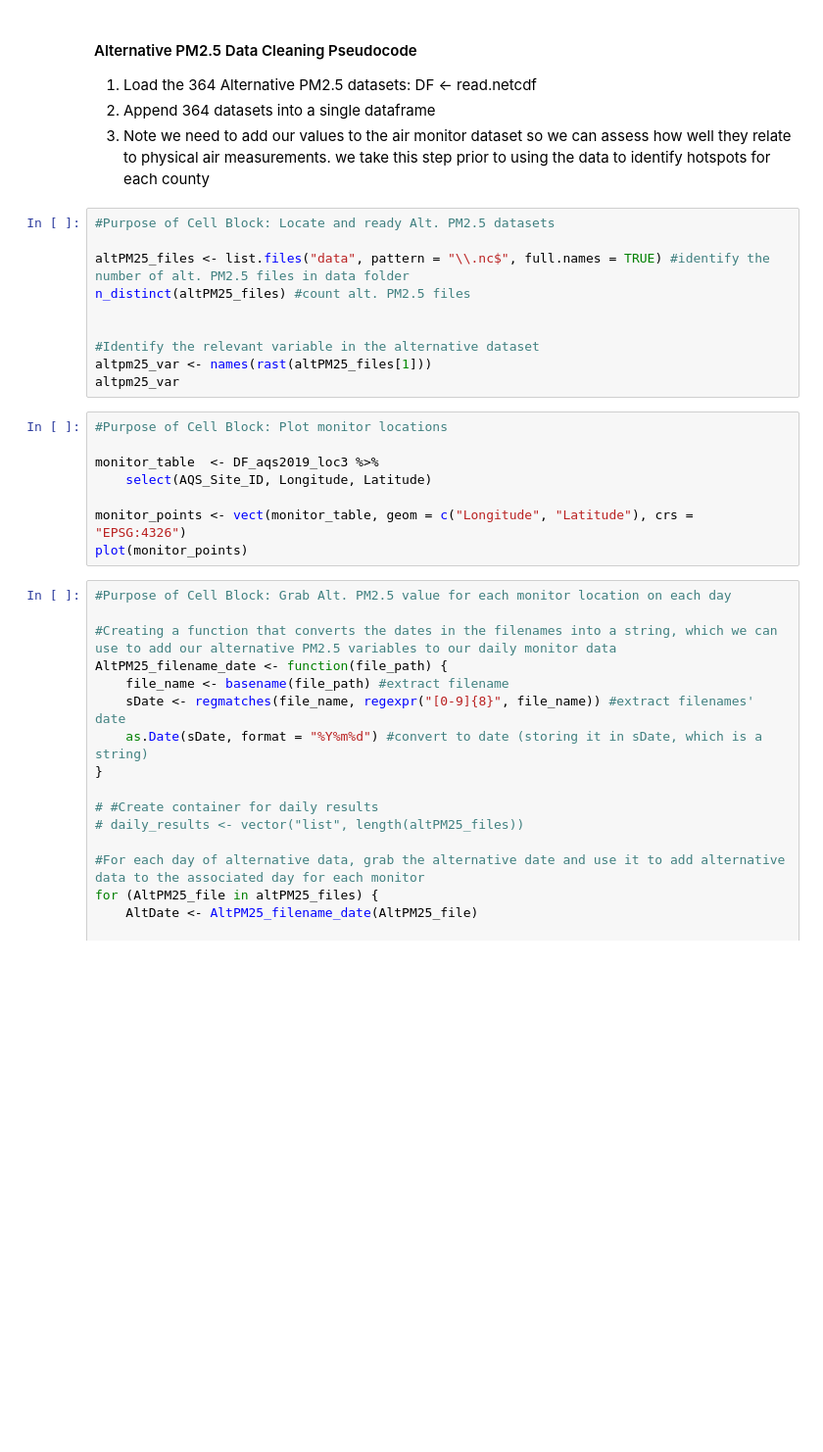
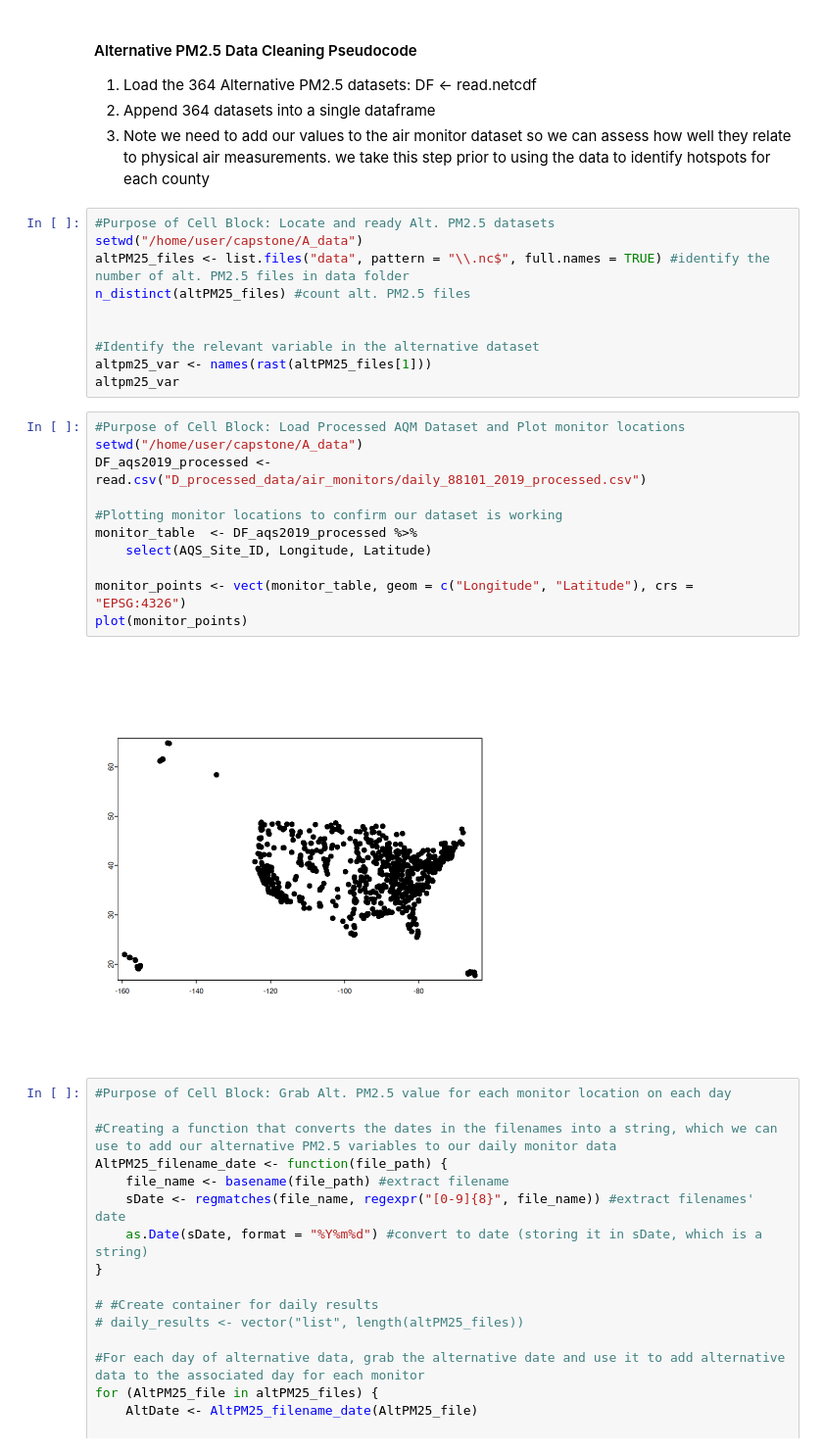
Before and after one commit to sethmgerhart/yale_capstone_public, a Jupyter notebook: A_analysis/code.ipynb, the cells around one changed output. Shown: that part at 98% size. Cells and saved outputs as stored; diff of their text form; blank space fills up the shorter version.

Commit message:
Minor Update: Updated code to export a processed dataset to simplify future analyses. Exported the processed dataset. GitIgnored the processed file

```diff
--- a/A_analysis/code.ipynb
+++ b/A_analysis/code.ipynb
@@ -243,7 +246,7 @@ A data.frame: 6 × 8
 3. Note we need to add our values to the air monitor dataset so we can assess how well they relate to physical air measurements. we take this step prior to using the data to identify hotspots for each county
 # %%
 #Purpose of Cell Block: Locate and ready Alt. PM2.5 datasets
-
+setwd("/home/user/capstone/A_data")
 altPM25_files <- list.files("data", pattern = "\\.nc$", full.names = TRUE) #identify the number of alt. PM2.5 files in data folder
 n_distinct(altPM25_files) #count alt. PM2.5 files
 
@@ -252,13 +255,18 @@ n_distinct(altPM25_files) #count alt. PM2.5 files
 altpm25_var <- names(rast(altPM25_files[1]))
 altpm25_var
 # %%
-#Purpose of Cell Block: Plot monitor locations
+#Purpose of Cell Block: Load Processed AQM Dataset and Plot monitor locations
+setwd("/home/user/capstone/A_data")
+DF_aqs2019_processed <- read.csv("D_processed_data/air_monitors/daily_88101_2019_processed.csv")
 
-monitor_table  <- DF_aqs2019_loc3 %>%
+#Plotting monitor locations to confirm our dataset is working
+monitor_table  <- DF_aqs2019_processed %>%
     select(AQS_Site_ID, Longitude, Latitude)
 
 monitor_points <- vect(monitor_table, geom = c("Longitude", "Latitude"), crs = "EPSG:4326")
 plot(monitor_points)
+# %% [output]
+[figure, added]
 # %%
 #Purpose of Cell Block: Grab Alt. PM2.5 value for each monitor location on each day
 
```
Also changed, not shown: parts of 1 cell of this notebook, 1 other file.
